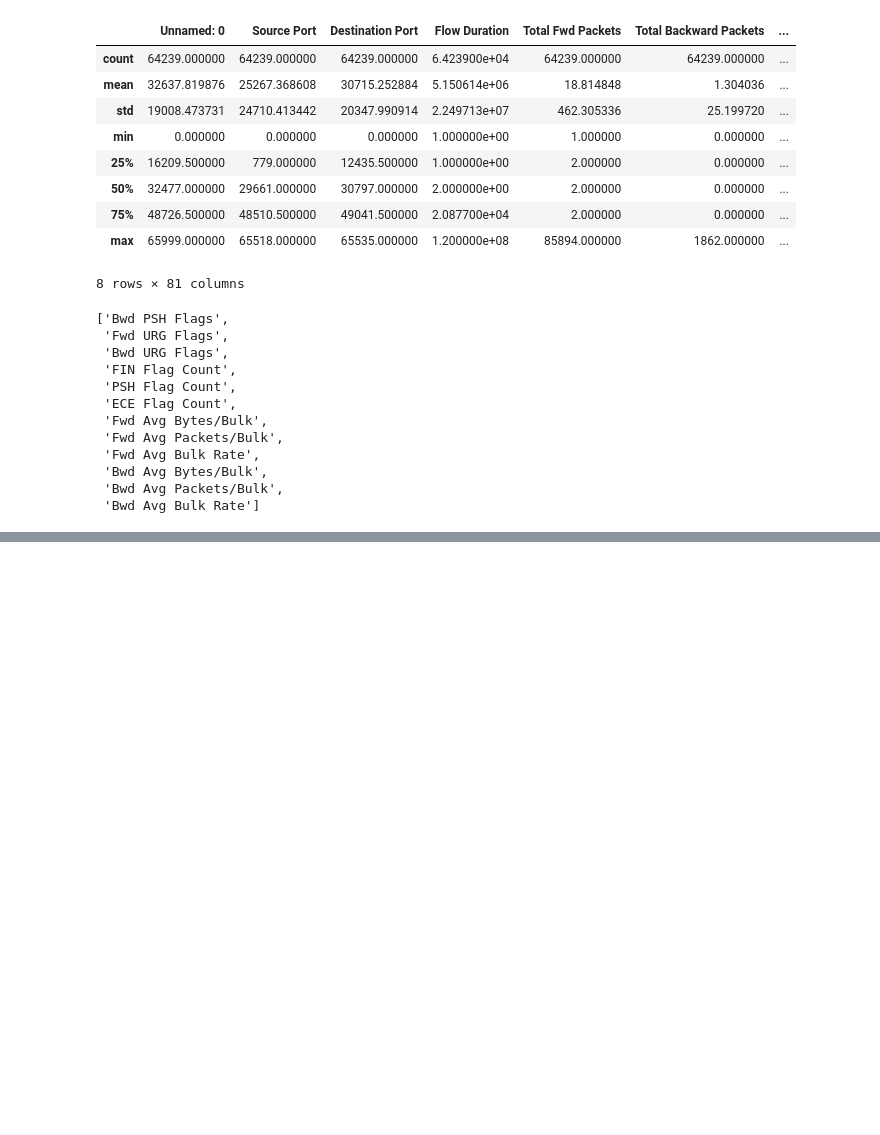
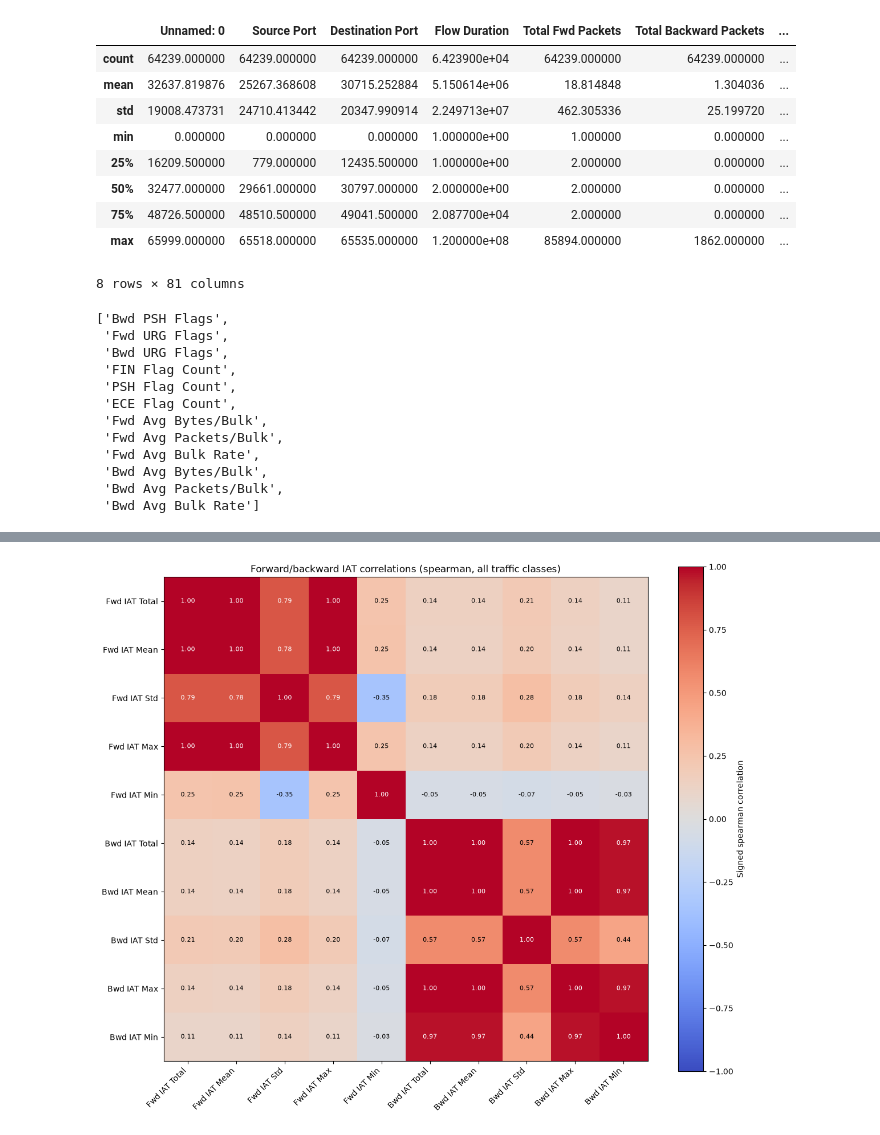
Before and after one commit to terrons-poli/ml, a Jupyter notebook: main.ipynb, the cells around one changed output, grey strips where cells are left out. Saved outputs shown, nothing was run; the diff lists cells and outputs as text; code cells hidden in the pictures; blank space fills up the shorter version.

```diff
--- a/main.ipynb
+++ b/main.ipynb
@@ -375,0 +147,4 @@ exploration.plot_pc1_histogram(analysis)
+# %%
+iat_correlations = exploration.plot_directional_iat_correlations(df_timing)
+# %% [output]
+[figure, added]
```
Also changed, not shown: parts of 58 cells of this notebook, 1 other file.
